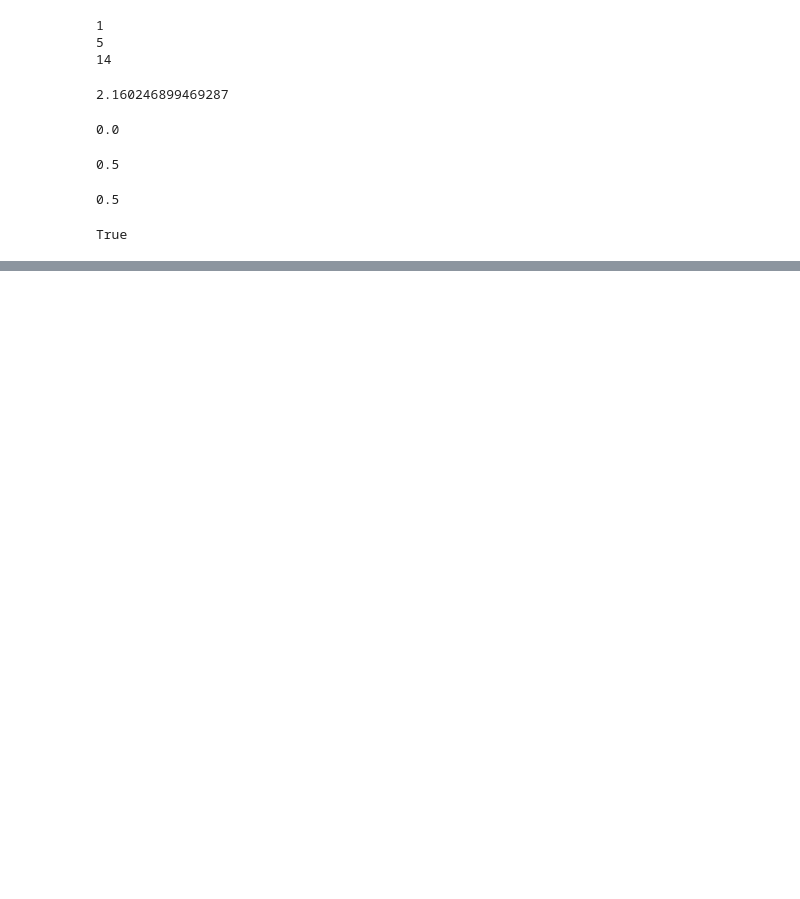
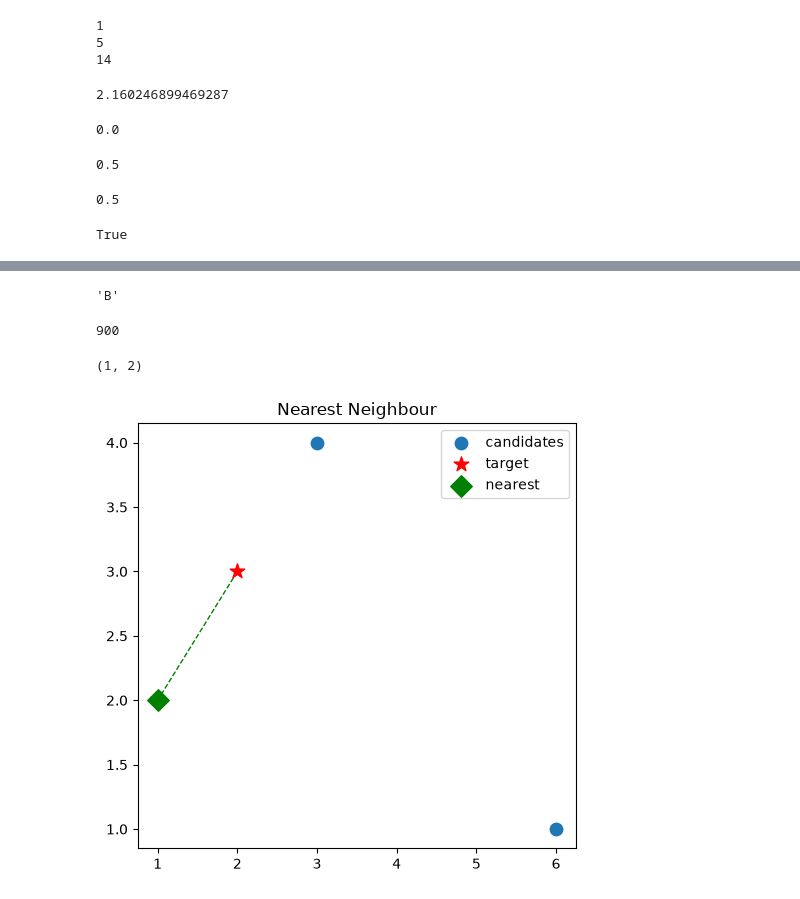
Before and after one commit to Premjeet478/AI-ML-Project, a Jupyter notebook: Loops & Array.ipynb, the cells around one changed output, grey strips where cells are left out. Drawn from its saved outputs; the diff is of its cells as text; code cells hidden in the pictures; blank space fills up the shorter version.

```diff
--- a/Loops & Array.ipynb
+++ b/Loops & Array.ipynb
@@ -358,0 +359,40 @@ TypeError: 'int' object is not iterable
+# %%
+#Closer Point in N Dimensions
+def closer_point(P, A, B):
+    pred = 0
+    dist_A = 0
+    dist_B = 0
+    for i,j,k in zip(P,A,B):
+
+        dist_A = dist_A+ (i-j)**2
+        dist_B = dist_B+ (i-k)**2
+    if abs(dist_A) < abs(dist_B):
+        print(dist_A, dist_B)
+        return f"A"
+    elif abs(dist_A) == abs(dist_B):
+        return f"equal"
+    else:
+        return f"B"
+
+
+closer_point([15, 15], [2, 2], [20, 20])
+# %% [output]
+'B'
+# %%
+#Find Nearest Neighbour in 1-D
+def find_nearest_1d(numbers, target):
+    s = []
+    nn = 0
+    for i in numbers:
+        val = (target-i)**2
+        s.append(val)
+    var = s[0]
+    for j, k in zip(s,numbers):
+        if j<=var:
+            var = j
+            nn= k
+    return nn
+
+find_nearest_1d([1000,900,2000], 100)
+# %% [output]
+900
@@ -358,0 +410,40 @@ TypeError: 'int' object is not iterable
+# %%
+#Find Nearest Neighbour in 2-D
+def find_nearest_2d(points, target):
+    best_dist = (points[0][0]-target[0])**2+(points[0][1]-target[1])**2
+    best = points[0]
+    for i in points:
+            val = (i[0]-target[0])**2+(i[1]-target[1])**2
+            if val < best_dist:
+                best_dist = val
+                best = i
+    return best
+find_nearest_2d([(1,2),(3,4),(6,1)], (2,3))  # (1, 2)
+# %% [output]
+(1, 2)
+# %%
+import matplotlib.pyplot as plt
+import numpy as np
+def plot_nearest(target, points, nearest,
+                 title="Nearest Neighbour"):
+    xs, ys = zip(*points)
+    fig, ax = plt.subplots(figsize=(5, 5))
+    ax.scatter(xs, ys, s=80, label="candidates")
+    ax.scatter(*target, s=120, color="red",
+               marker="*", label="target", zorder=3)
+    ax.scatter(*nearest, s=120, color="green",
+               marker="D", label="nearest", zorder=3)
+    ax.plot([target[0], nearest[0]],
+            [target[1], nearest[1]],
+            color="green", linestyle="--", linewidth=1)
+    ax.legend()
+    ax.set_title(title)
+    plt.tight_layout()
+    plt.show()
+
+target = (2, 3)
+pts = [(1,2),(3,4),(6,1)]
+nn = find_nearest_2d(pts, target)
+plot_nearest(target, pts, nn)
+# %% [output]
+[figure, added]
```
Also changed, not shown: parts of 3 cells of this notebook, 1 other file.
